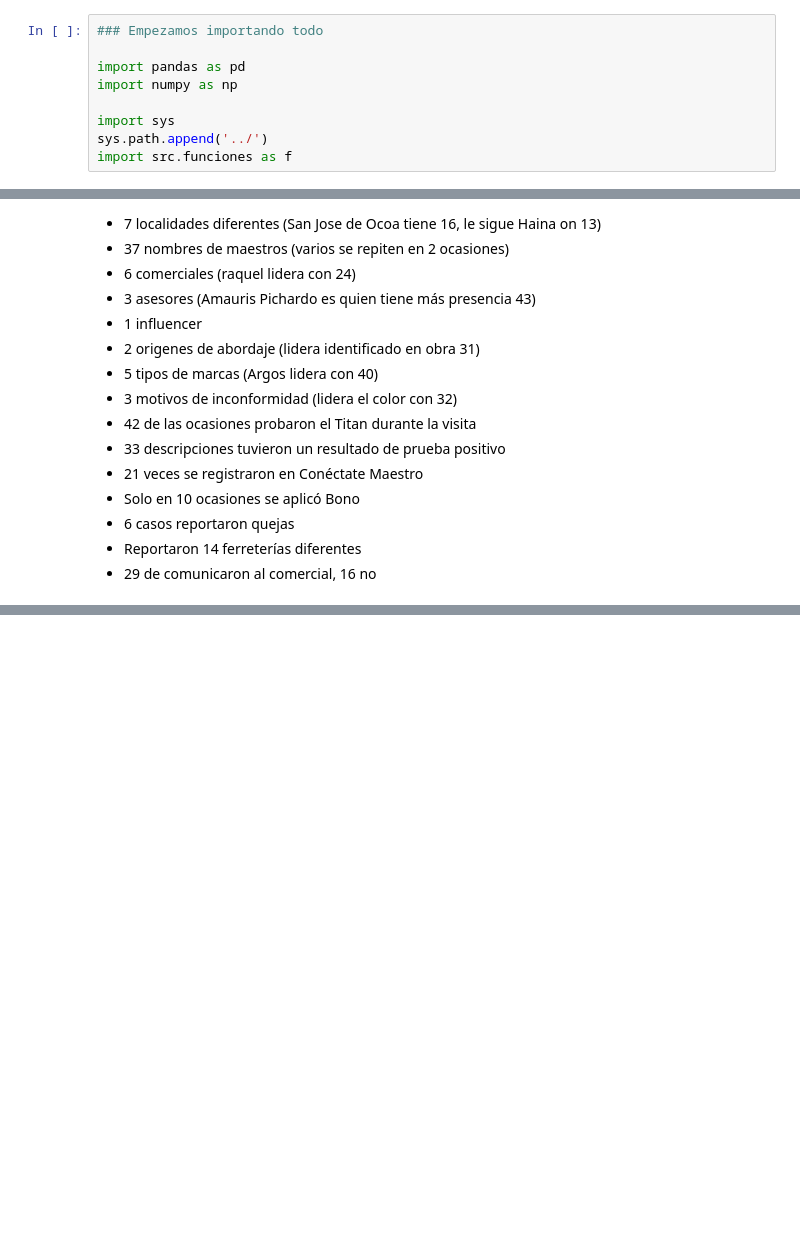
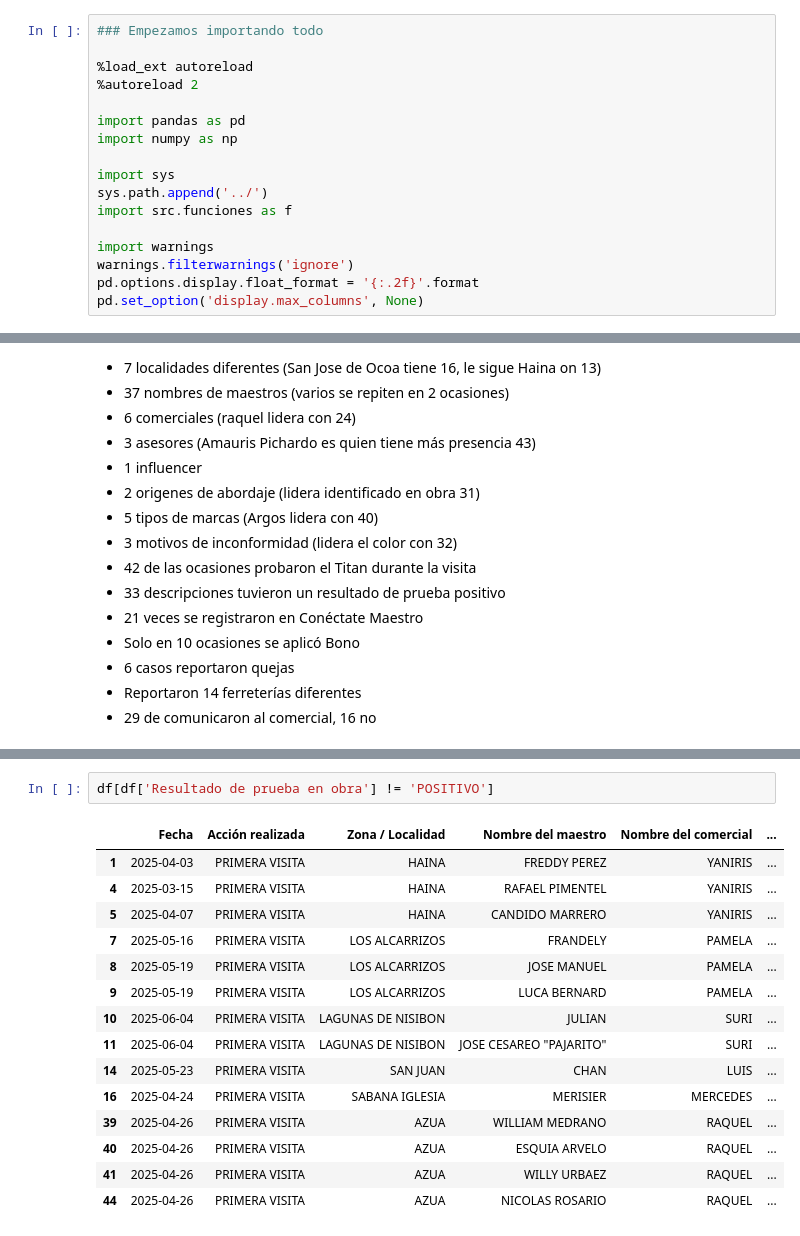
Before and after one commit to ngcarvajall/Laboratorios_bootcamp, a Jupyter notebook: Geo_Consulting/maestros.ipynb, the cells around one changed output, grey strips where cells are left out. Cells and saved outputs as stored; diff of their text form; blank space fills up the shorter version.

```diff
--- a/Geo_Consulting/maestros.ipynb
+++ b/Geo_Consulting/maestros.ipynb
@@ -1,5 +1,8 @@
 # %%
 ### Empezamos importando todo
+
+%load_ext autoreload
+%autoreload 2
 
 import pandas as pd
 import numpy as np
@@ -7,6 +10,11 @@ import numpy as np
 import sys
 sys.path.append('../')
 import src.funciones as f
+
+import warnings
+warnings.filterwarnings('ignore')
+pd.options.display.float_format = '{:.2f}'.format
+pd.set_option('display.max_columns', None)
 # %%
 df = pd.read_excel('datos/BASE RT- EMBAJADORES - PRUEBA.xlsx')
 # %% [markdown]
@@ -208,0 +386,18 @@ Tenemos:
+# %%
+df[df['Resultado de prueba en obra'] != 'POSITIVO']
+# %% [output]
+|  | Fecha | Acción realizada | Zona / Localidad | Nombre del maestro | Nombre del comercial | ... |
+| 1 | 2025-04-03 | PRIMERA VISITA | HAINA | FREDDY PEREZ | YANIRIS | ... |
+| 4 | 2025-03-15 | PRIMERA VISITA | HAINA | RAFAEL PIMENTEL | YANIRIS | ... |
+| 5 | 2025-04-07 | PRIMERA VISITA | HAINA | CANDIDO MARRERO | YANIRIS | ... |
+| 7 | 2025-05-16 | PRIMERA VISITA | LOS ALCARRIZOS | FRANDELY | PAMELA | ... |
+| 8 | 2025-05-19 | PRIMERA VISITA | LOS ALCARRIZOS | JOSE MANUEL | PAMELA | ... |
+| 9 | 2025-05-19 | PRIMERA VISITA | LOS ALCARRIZOS | LUCA BERNARD | PAMELA | ... |
+| 10 | 2025-06-04 | PRIMERA VISITA | LAGUNAS DE NISIBON | JULIAN | SURI | ... |
+| 11 | 2025-06-04 | PRIMERA VISITA | LAGUNAS DE NISIBON | JOSE CESAREO "PAJARITO" | SURI | ... |
+| 14 | 2025-05-23 | PRIMERA VISITA | SAN JUAN | CHAN | LUIS | ... |
+| 16 | 2025-04-24 | PRIMERA VISITA | SABANA IGLESIA | MERISIER | MERCEDES | ... |
+| 39 | 2025-04-26 | PRIMERA VISITA | AZUA | WILLIAM MEDRANO | RAQUEL | ... |
+| 40 | 2025-04-26 | PRIMERA VISITA | AZUA | ESQUIA ARVELO | RAQUEL | ... |
+| 41 | 2025-04-26 | PRIMERA VISITA | AZUA | WILLY URBAEZ | RAQUEL | ... |
+| 44 | 2025-04-26 | PRIMERA VISITA | AZUA | NICOLAS ROSARIO | RAQUEL | ... |
```
Also changed, not shown: parts of 29 cells of this notebook.
